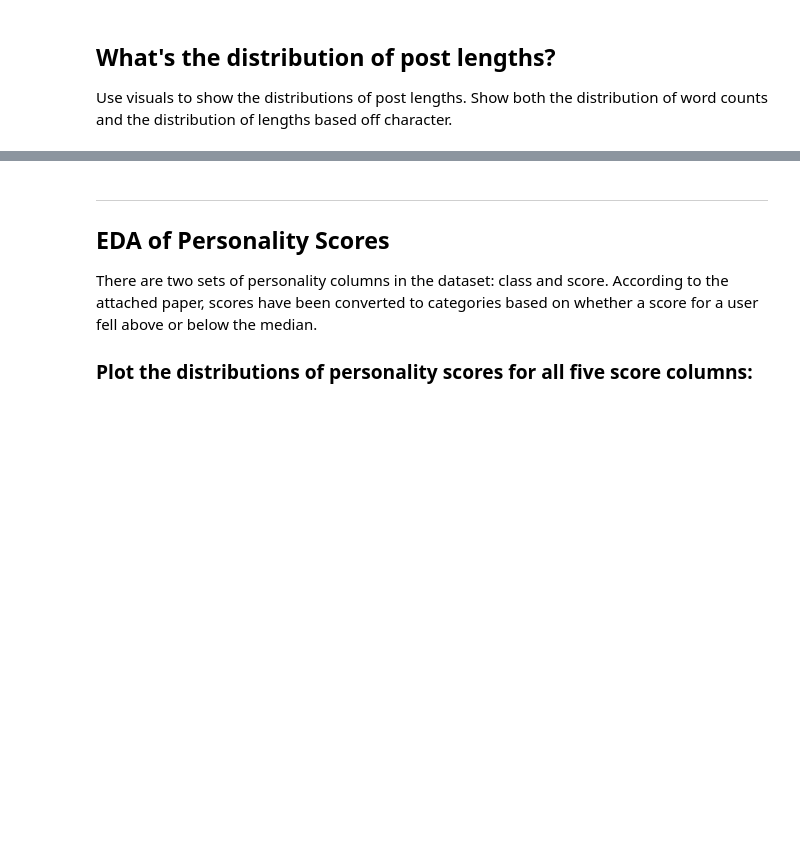
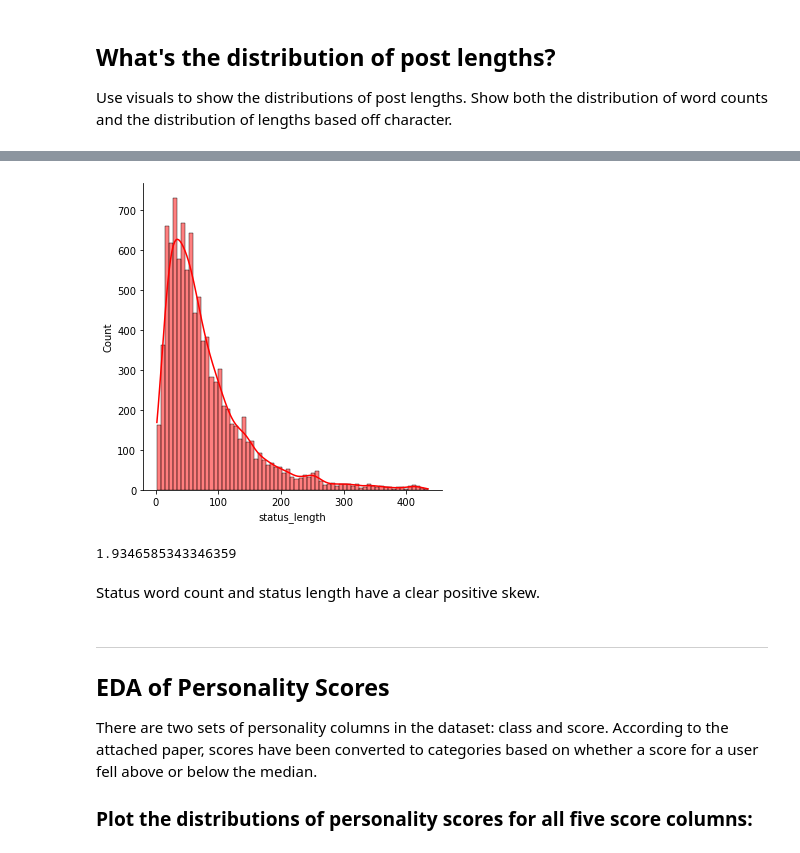
Before and after one commit to Tatadektep/NLP_Lab, a Jupyter notebook: starter-code.ipynb, the cells around one changed output, grey strips where cells are left out. Drawn from its saved outputs; the diff is of its cells as text; code cells hidden in the pictures; blank space fills up the shorter version.

```diff
--- a/starter-code.ipynb
+++ b/starter-code.ipynb
@@ -98,3 +196,13 @@ Use visuals to show the distributions of post lengths. Show both the distributio
+# %%
+sns.displot(x = "status_length", data = df, kde=True, color="red");
+# %% [output]
+[figure, added]
+# %%
+df["status_length"].skew()
+# %% [output]
+1.9346585343346359
+# %% [markdown]
+Status word count and status length have a clear positive skew.
 # %% [markdown]
 ---
 
```
Also changed, not shown: parts of 89 cells of this notebook.
